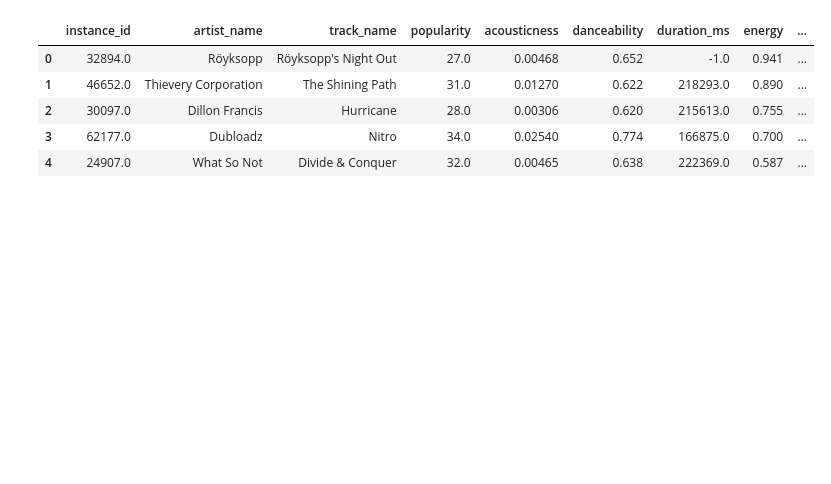
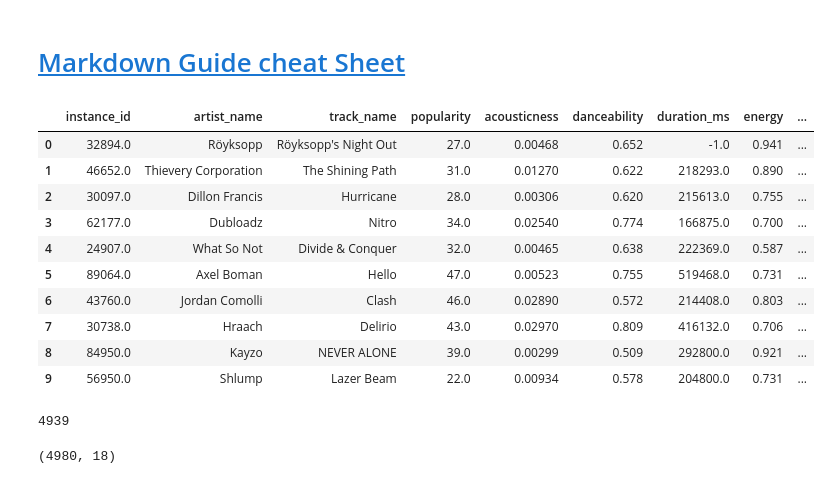
Before and after one commit to palebluedot13/SC22-BatchB-molten-cores, a Jupyter notebook: Datasets_for_project/EDA_music_genre.ipynb, the cells around one changed output. Drawn from its saved outputs; the diff is of its cells as text; code cells hidden in the pictures; blank space fills up the shorter version.

```diff
--- a/Datasets_for_project/EDA_music_genre.ipynb
+++ b/Datasets_for_project/EDA_music_genre.ipynb
@@ -2,17 +2,33 @@
 # Music Genre Prediction: Molten Cores
 
 ![img](https://www.warcrafttavern.com/wp-content/uploads/2020/10/WoW-Classic-Molten-Core-Guide-1024x729.jpg)
+# %% [markdown]
+# [Markdown Guide cheat Sheet](https://www.markdownguide.org/cheat-sheet/)
 # %%
 import pandas as pd
 import numpy as np
 # %%
-data = pd.read_csv("music_genre.csv")
+music_genre = pd.read_csv("music_genre.csv")
+df = music_genre.copy(deep=True)
-# %%
-data.head()
-# %% [output]
-|  | instance_id | artist_name | track_name | popularity | acousticness | danceability | duration_ms | energy | ... |
-| 0 | 32894.0 | Röyksopp | Röyksopp's Night Out | 27.0 | 0.00468 | 0.652 | -1.0 | 0.941 | ... |
-| 1 | 46652.0 | Thievery Corporation | The Shining Path | 31.0 | 0.01270 | 0.622 | 218293.0 | 0.890 | ... |
-| 2 | 30097.0 | Dillon Francis | Hurricane | 28.0 | 0.00306 | 0.620 | 215613.0 | 0.755 | ... |
-| 3 | 62177.0 | Dubloadz | Nitro | 34.0 | 0.02540 | 0.774 | 166875.0 | 0.700 | ... |
-| 4 | 24907.0 | What So Not | Divide & Conquer | 32.0 | 0.00465 | 0.638 | 222369.0 | 0.587 | ... |
+# %%
+music_genre.head(10)
+# %% [output]
+|  | instance_id | artist_name | track_name | popularity | acousticness | danceability | duration_ms | energy | ... |
+| 0 | 32894.0 | Röyksopp | Röyksopp's Night Out | 27.0 | 0.00468 | 0.652 | -1.0 | 0.941 | ... |
+| 1 | 46652.0 | Thievery Corporation | The Shining Path | 31.0 | 0.01270 | 0.622 | 218293.0 | 0.890 | ... |
+| 2 | 30097.0 | Dillon Francis | Hurricane | 28.0 | 0.00306 | 0.620 | 215613.0 | 0.755 | ... |
+| 3 | 62177.0 | Dubloadz | Nitro | 34.0 | 0.02540 | 0.774 | 166875.0 | 0.700 | ... |
+| 4 | 24907.0 | What So Not | Divide & Conquer | 32.0 | 0.00465 | 0.638 | 222369.0 | 0.587 | ... |
+| 5 | 89064.0 | Axel Boman | Hello | 47.0 | 0.00523 | 0.755 | 519468.0 | 0.731 | ... |
+| 6 | 43760.0 | Jordan Comolli | Clash | 46.0 | 0.02890 | 0.572 | 214408.0 | 0.803 | ... |
+| 7 | 30738.0 | Hraach | Delirio | 43.0 | 0.02970 | 0.809 | 416132.0 | 0.706 | ... |
+| 8 | 84950.0 | Kayzo | NEVER ALONE | 39.0 | 0.00299 | 0.509 | 292800.0 | 0.921 | ... |
+| 9 | 56950.0 | Shlump | Lazer Beam | 22.0 | 0.00934 | 0.578 | 204800.0 | 0.731 | ... |
+# %%
+data[data["duration_ms"] == -1.0].shape
+# %% [output]
+4939
+# %%
+data[data["tempo"] == "?"].shape
+# %% [output]
+(4980, 18)
```
Also changed, not shown: parts of 4 cells of this notebook, 40 other files.
